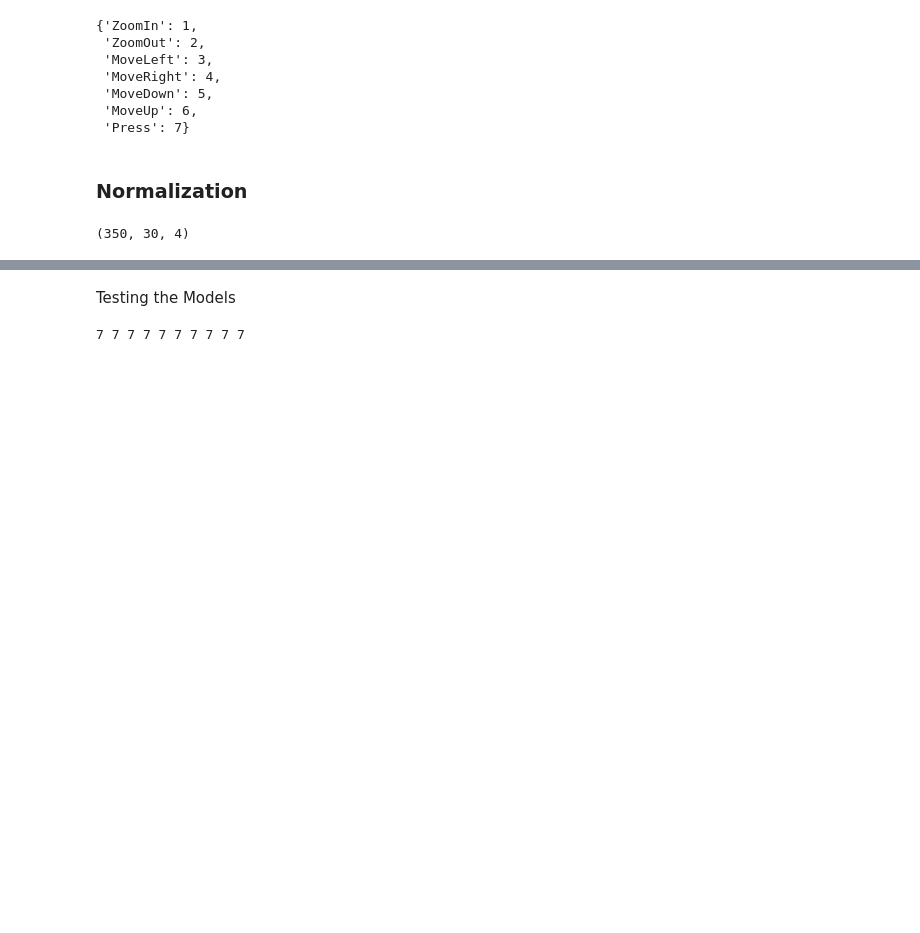
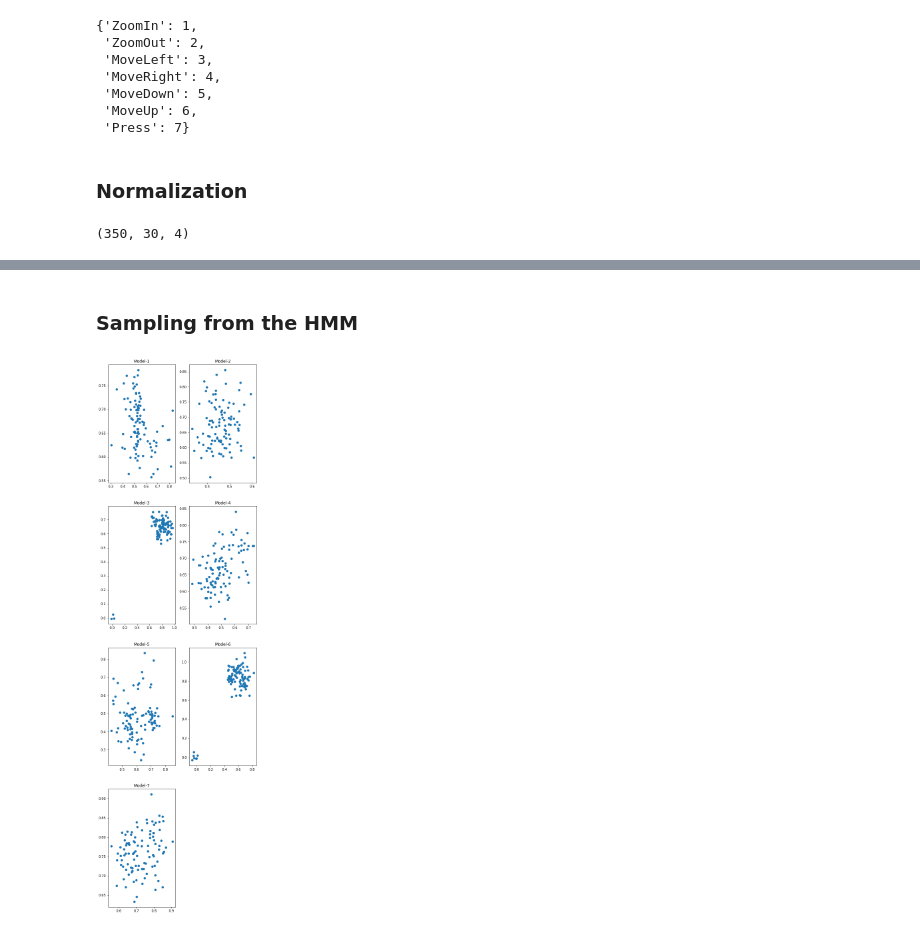
Before and after one commit to dj1095/cse6363-ml-tutorial, a Jupyter notebook: hmm/Gesture_Recognition.ipynb, the cells around one changed output, grey strips where cells are left out. Drawn from its saved outputs; the diff is of its cells as text; code cells hidden in the pictures; blank space fills up the shorter version.

```diff
--- a/hmm/Gesture_Recognition.ipynb
+++ b/hmm/Gesture_Recognition.ipynb
@@ -51,32 +71,35 @@ X_train_7,X_test_7,y_train_7,y_test_7 = train_test_split(data[300:350],idx_cls[3
 # %%
-model_1 = hmm.GaussianHMM(n_components=3)
-model_1.fit(X_train_1.reshape(-1,4))
-#model_1.score(X_train_1.reshape(-1,4))
+model_1 = hmm.GaussianHMM(n_components=5)
+Z1 = model_1.fit(X_train_1.reshape(-1,4))
+print('Model_1_score:',model_1.score(X_train_1.reshape(-1,4)))
 
-model_2 = hmm.GaussianHMM(n_components=3)
+model_2 = hmm.GaussianHMM(n_components=5)
 model_2.fit(X_train_2.reshape(-1,4))
-#model_2.score(X_train_2.reshape(-1,4))
+print('Model_2_score:',model_2.score(X_train_2.reshape(-1,4)))
 
-model_3 = hmm.GaussianHMM(n_components=3)
+model_3 = hmm.GaussianHMM(n_components=5)
 model_3.fit(X_train_3.reshape(-1,4))
+print('Model_3_score:',model_3.score(X_train_3.reshape(-1,4)))
+
 #model_3.score(X_train_3.reshape(-1,4))
 
 
-model_4 = hmm.GaussianHMM(n_components=3)
+model_4 = hmm.GaussianHMM(n_components=5)
 model_4.fit(X_train_4.reshape(-1,4))
-#model_4.score(X_train_4.reshape(-1,4))
+print('Model_4_score:',model_4.score(X_train_4.reshape(-1,4)))
 
 
-model_5 = hmm.GaussianHMM(n_components=3)
+
+model_5 = hmm.GaussianHMM(n_components=5)
 model_5.fit(X_train_5.reshape(-1,4))
-#model_5.score(X_train_5.reshape(-1,4))
-
-model_6 = hmm.GaussianHMM(n_components=3)
-model_6.fit(X_train_6.reshape(-1,4))
-#model_6.score(X_train_6.reshape(-1,4))
+print('Model_5_score:',model_5.score(X_train_5.reshape(-1,4)))
 
 
-model_7 = hmm.GaussianHMM(n_components=3)
+model_6 = hmm.GaussianHMM(n_components=5)
+model_6.fit(X_train_6.reshape(-1,4))
+print('Model_6_score:',model_6.score(X_train_6.reshape(-1,4)))
+
+model_7 = hmm.GaussianHMM(n_components=5)
 model_7.fit(X_train_7.reshape(-1,4))
-#model_7.score(X_train_7.reshape(-1,4))
+print('Model_7_score:',model_7.score(X_train_7.reshape(-1,4)))
 # %% [output]
@@ -83,0 +141,3 @@ GaussianHMM(n_components=3)
+# %%
+for i, model in enumerate(all_models):
+    print(f'Model-{i} score - {model.score(X_test_data.reshape(-1,4))}')
@@ -84,2 +152,2 @@ GaussianHMM(n_components=3)
 # %% [markdown]
-</h3>Testing the Models</h3>
+<h3>Sampling from the HMM </h3>
@@ -100,5 +154,9 @@ def get_cls_idx(sequence,list_of_models = all_models):
-# %%
-for seq in X_test_7:
-    print(get_cls_idx(seq),end=' ')
-# %% [output]
-7 7 7 7 7 7 7 7 7 7
+# %%
+fig = plt.figure(figsize=[8, 30])
+for i, model in enumerate(all_models):
+    feature_matrix,state_sequence = model.sample(100)
+    ax = fig.add_subplot(4, 2, i + 1)
+    ax.scatter(feature_matrix[:, 0], feature_matrix[:, 1])
+    ax.set_title("Model-{}".format(i+1))
+# %% [output]
+[figure, added]
```
Also changed, not shown: parts of 19 cells of this notebook.
